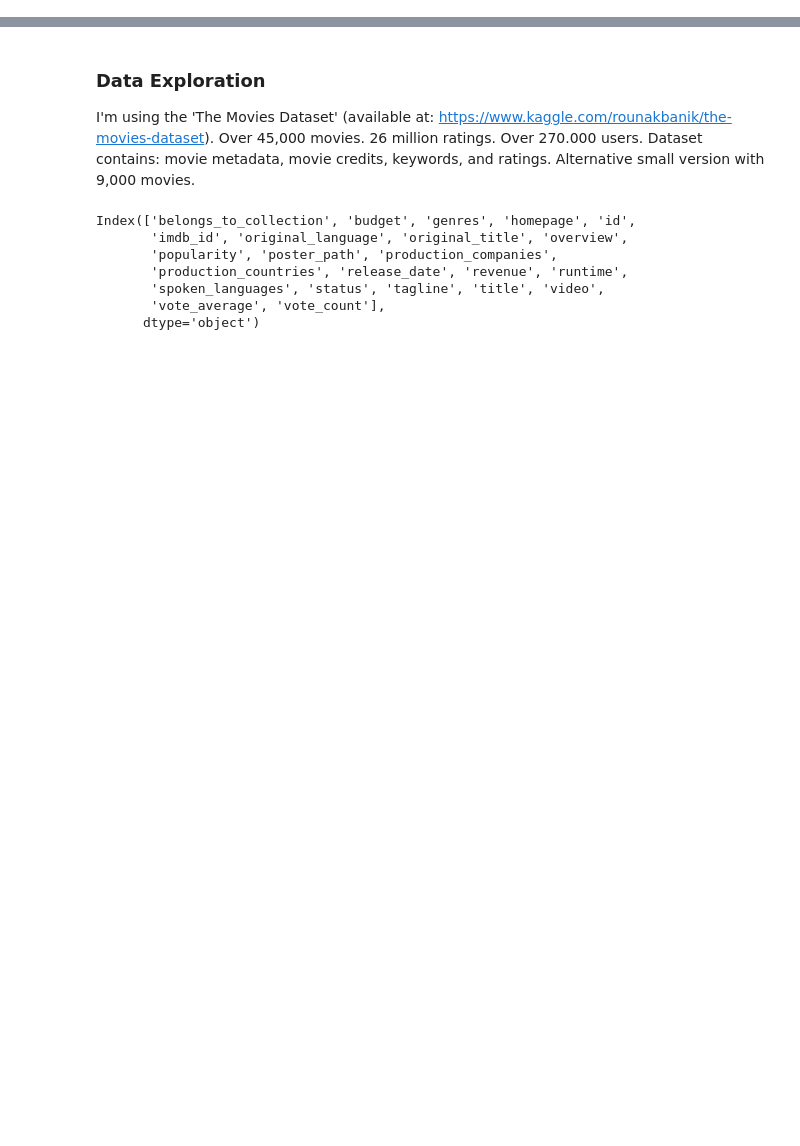
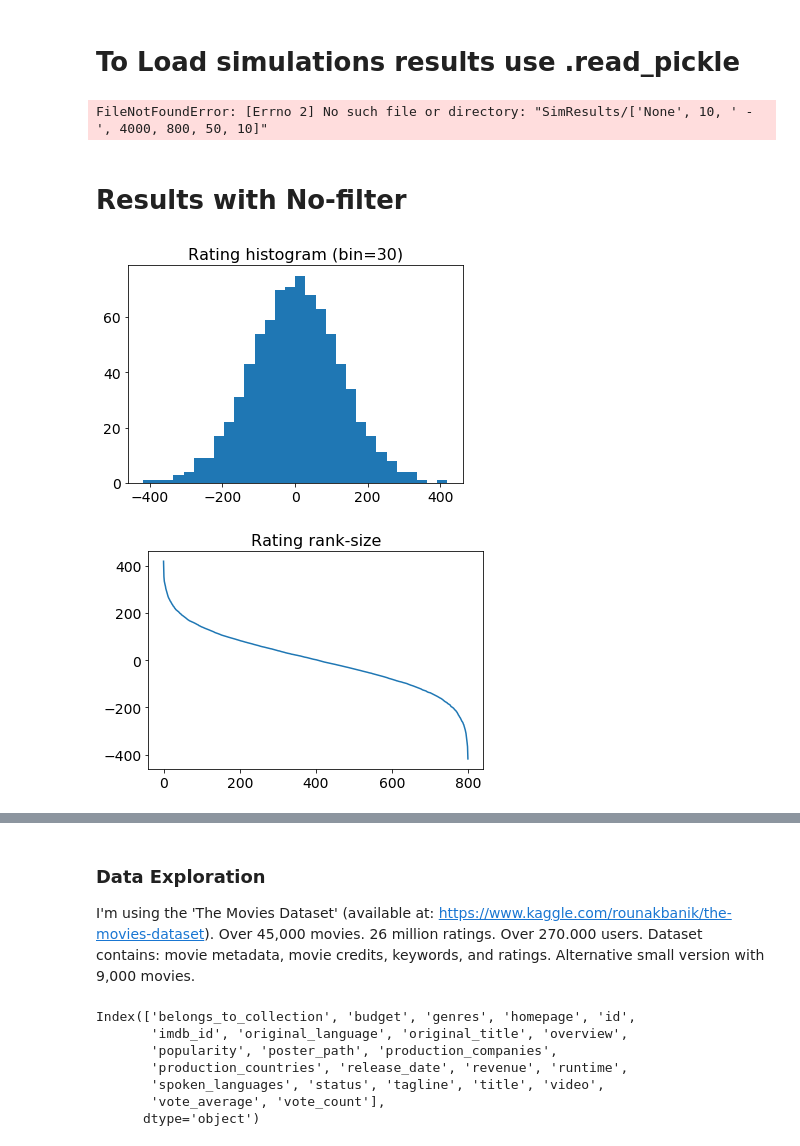
Before and after one commit to Andrelhu/Diversity-on-RecSys, a Jupyter notebook: Basic Model and Data Analysis.ipynb, the cells around one changed output, grey strips where cells are left out. Cells and saved outputs as stored; diff of their text form; code cells hidden in the pictures; blank space fills up the shorter version.

```diff
--- a/Basic Model and Data Analysis.ipynb
+++ b/Basic Model and Data Analysis.ipynb
@@ -110,0 +238,25 @@ M.P_df.head()
+# %%
+simulations = 5
+ifilter = 'top10'
+population = 3000
+library = 600
+steps = 50
+filterbegins = 10
+
+filters = {'top10':True,'None':False}
+
+params = sim_market(population,library,steps,filterbegins,sims=simulations,topTrue=filters[ifilter])
+
+#Save runs
+df_params = pd.Series(params)
+df_params.to_pickle('SimResults/'+str([ifilter,simulations,' - ',population,library,steps,filterbegins]))
+
+#Get each parameter for evaluation
+p1 = np.average(params[0],axis=0)       #ratings
+p2 = np.average(params[1],axis=0)       #views
+p3 = np.average(params[2])              #total rating
+p4 = np.average(params[3])              #total time
+
+print('\n\n\n')
+print('Average total ratings = '+str(p3))
+print('Average total time = '+str(p4)+' segs.')
@@ -110,0 +314,29 @@ M.P_df.head()
+# %% [markdown]
+# To Load simulations results use .read_pickle
+# %%
+#population = 0
+#library = 0
+#simulations = 0
+#steps = 50
+#filterbegins = 10
+#ifilter = 'None'
+
+new_params = pd.read_pickle('SimResults/'+str([ifilter,simulations,' - ',population,library,steps,filterbegins]))
+
+new_params
+# %% [output]
+FileNotFoundError: [Errno 2] No such file or directory: "SimResults/['None', 10, ' - ', 4000, 800, 50, 10]"
+# %% [markdown]
+# Results with No-filter
+# %%
+p1 = np.average(params[0],axis=0)
+plt.hist(list(p1),bins=30)
+plt.title('Rating histogram (bin=30)')
+plt.show()
+#ratings.sort(reverse=True)
+plt.plot(p1)
+plt.title('Rating rank-size')
+plt.show()
+# %% [output]
+[figure, added]
+[figure, added]
```
Also changed, not shown: parts of 29 cells of this notebook, 5 other files.
